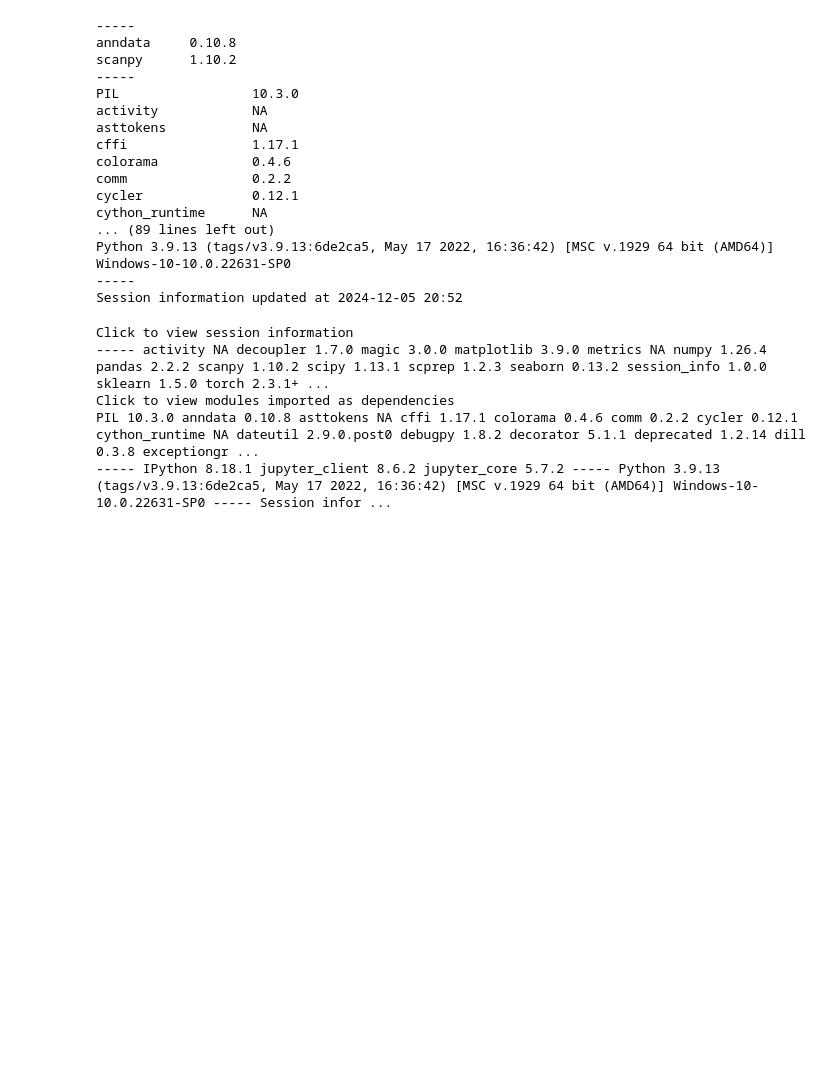
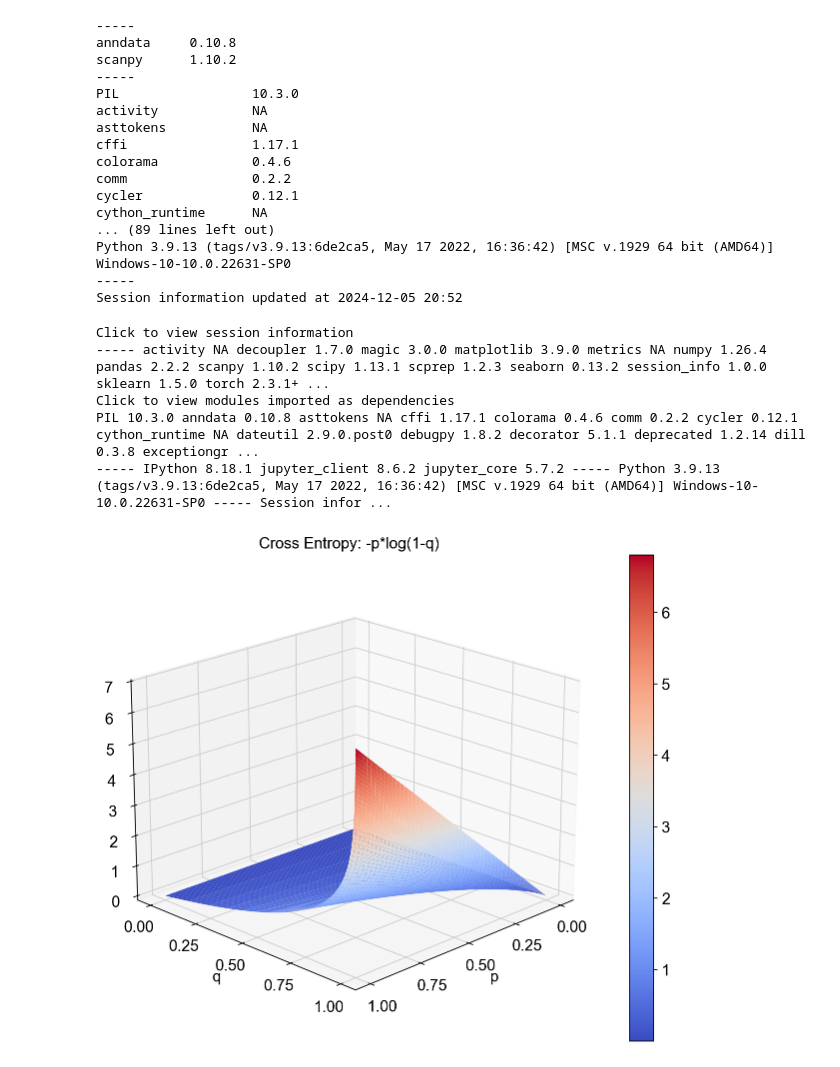
Before and after one commit to zurkin1/PathSingle, a Jupyter notebook: pathsingle/bench_pbmc.ipynb, the cells around one changed output. Drawn from its saved outputs; the diff is of its cells as text; code cells hidden in the pictures; blank space fills up the shorter version.

```diff
--- a/pathsingle/bench_pbmc.ipynb
+++ b/pathsingle/bench_pbmc.ipynb
@@ -307,3 +301,37 @@ Click to view session information
 Click to view modules imported as dependencies
 PIL 10.3.0 anndata 0.10.8 asttokens NA cffi 1.17.1 colorama 0.4.6 comm 0.2.2 cycler 0.12.1 cython_runtime NA dateutil 2.9.0.post0 debugpy 1.8.2 decorator 5.1.1 deprecated 1.2.14 dill 0.3.8 exceptiongr ...
 ----- IPython 8.18.1 jupyter_client 8.6.2 jupyter_core 5.7.2 ----- Python 3.9.13 (tags/v3.9.13:6de2ca5, May 17 2022, 16:36:42) [MSC v.1929 64 bit (AMD64)] Windows-10-10.0.22631-SP0 ----- Session infor ...
+# %%
+import numpy as np
+import matplotlib.pyplot as plt
+from mpl_toolkits.mplot3d import Axes3D
+
+# Create sample data.
+p = np.linspace(0.001, 1, 200)  # Regular spacing.
+#q = np.linspace(0.001, 1, 100)
+q = 1 - np.logspace(-3, 0, 200)[::-1]  # More points near 1
+P, Q = np.meshgrid(p, q)
+
+# Calculate cross entropy.
+cross_entropy = -P * np.log(1-Q)
+
+# Create 3D plot.
+fig = plt.figure(figsize=(12, 8))
+ax = fig.add_subplot(111, projection='3d')
+
+# Plot surface with different colormap.
+surf = ax.plot_surface(P, Q, cross_entropy, cmap='coolwarm') #cmap='viridis'
+
+# Customize plot.
+ax.set_xlabel('p')
+ax.set_ylabel('q')
+ax.set_zlabel('Cross Entropy')
+ax.view_init(elev=20, azim=45)  # Adjust viewing angle.
+ax.set_xticks(np.linspace(0, 1, 5))
+ax.set_yticks(np.linspace(0, 1, 5))
+
+plt.colorbar(surf)
+plt.title('Cross Entropy: -p*log(1-q)')
+plt.show()
+# %% [output]
+[figure, added]
```
Also changed, not shown: parts of 4 cells of this notebook, 5 other files.
